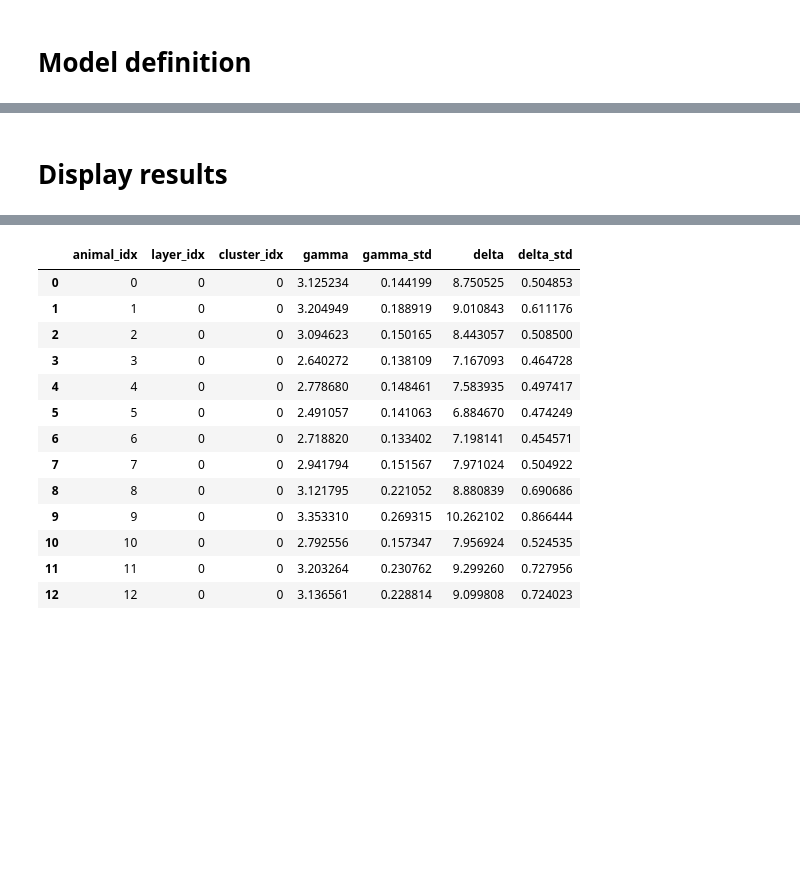
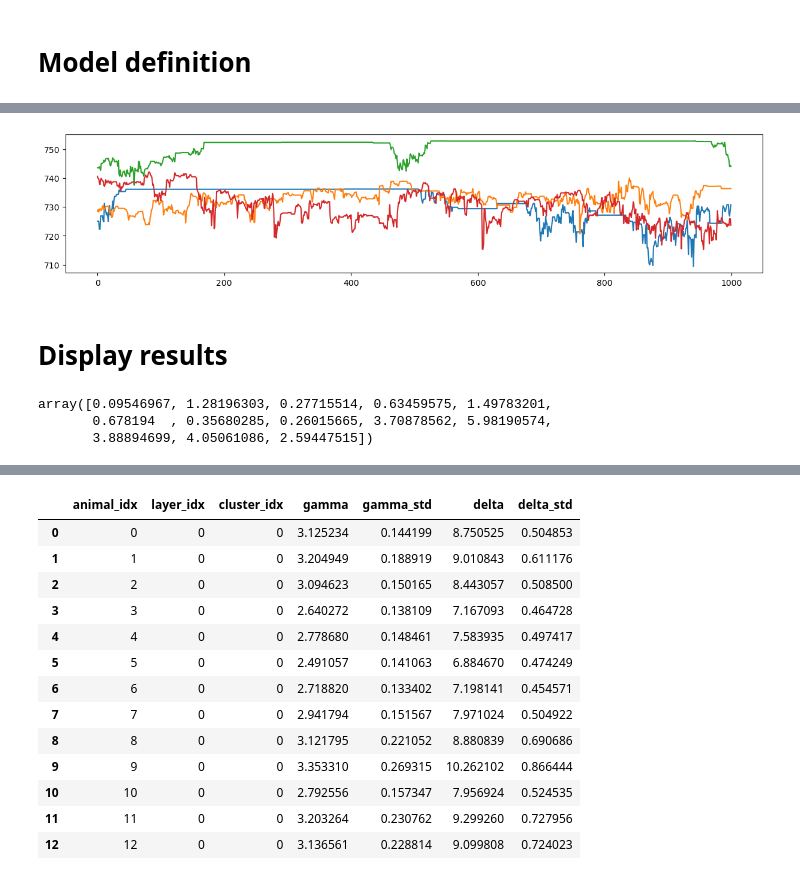
Before and after one commit to woxxel/DarkMatter, a Jupyter notebook: notebooks/spiking_data_analysis.ipynb, the cells around one changed output, grey strips where cells are left out. Saved outputs shown, nothing was run; the diff lists cells and outputs as text; code cells hidden in the pictures; blank space fills up the shorter version.

```diff
--- a/notebooks/spiking_data_analysis.ipynb
+++ b/notebooks/spiking_data_analysis.ipynb
@@ -85,3 +51,0 @@ The estimated number of effective samples is smaller than 200 for some parameter
-# %%
-for i in range(4):
-    plt.plot(trace.log_likelihood['logP'][i,:,0])
@@ -90,3 +80,12 @@ for i in range(4):
+# %%
+fig,ax = plt.subplots(1,len(traces),figsize=(15,3))
+if len(traces)==1:
+    ax = [ax]
+for j,t in enumerate(traces):
+    for i in range(4):
+        ax[j].plot(t.log_likelihood['logP'][i,:,0])
+# %% [output]
+[figure, added]
 # %% [markdown]
 <h1>Display results</h1>
 # %%
@@ -110,0 +110,6 @@ results_Ca = post_inference(mP_Ca,trace_Ca)
+# %%
+np.squeeze(results_silent['nu_max']['std'])
+# %% [output]
+array([0.09546967, 1.28196303, 0.27715514, 0.63459575, 1.49783201,
+       0.678194  , 0.35680285, 0.26015665, 3.70878562, 5.98190574,
+       3.88894699, 4.05061086, 2.59447515])
```
Also changed, not shown: parts of 15 cells of this notebook, 7 other files.
